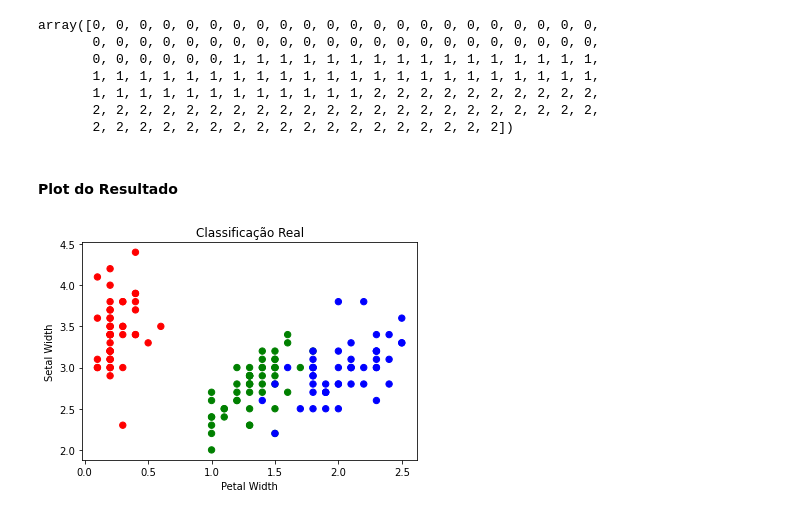
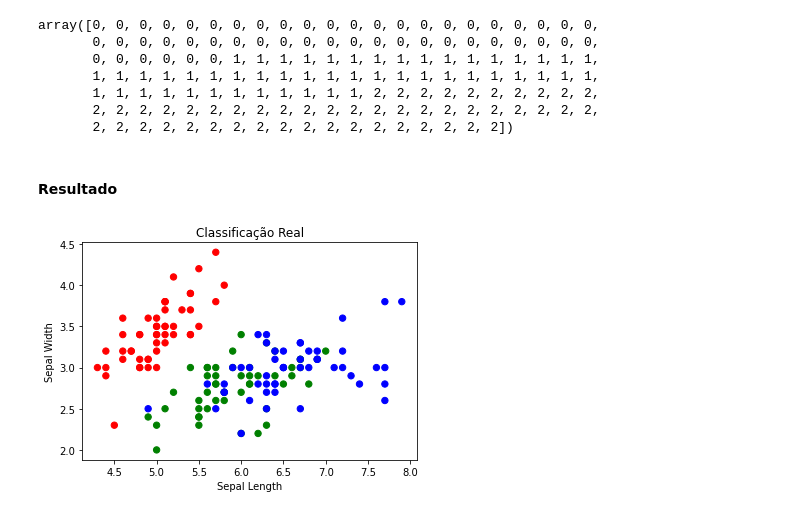
Before and after one commit to ricardobreis/Cluster-Analysis-Iris, a Jupyter notebook: kmeans.ipynb, the cells around one changed output. Cells and saved outputs as stored; diff of their text form; code cells hidden in the pictures.

```diff
--- a/kmeans.ipynb
+++ b/kmeans.ipynb
@@ -101,7 +106,7 @@ features.corr()
 | petal_length | 0.871754 | -0.428440 | 1.000000 | 0.962865 |
 | petal_width | 0.817941 | -0.366126 | 0.962865 | 1.000000 |
 # %%
-features = features.drop(['sepal_length','petal_length'], 1)
+features = features.drop(['petal_width','petal_length'], 1)
 # %%
 features.corr()
 # %% [output]
@@ -155,15 +186,15 @@ array([0, 0, 0, 0, 0, 0, 0, 0, 0, 0, 0, 0, 0, 0, 0, 0, 0, 0, 0, 0, 0, 0,
        2, 2, 2, 2, 2, 2, 2, 2, 2, 2, 2, 2, 2, 2, 2, 2, 2, 2, 2, 2, 2, 2,
        2, 2, 2, 2, 2, 2, 2, 2, 2, 2, 2, 2, 2, 2, 2, 2, 2, 2])
 # %% [markdown]
-#### Plot do Resultado
+#### Resultado
 # %%
 cores = np.array(['red','green','blue'])
 # %%
-plt.scatter(features.petal_width, features.sepal_width,c=cores[iris.target],s=40)
+plt.scatter(features.sepal_length, features.sepal_width, c = cores[iris.target], s = 40)
 plt.title('Classificação Real')
-plt.xlabel('Petal Width')
+plt.xlabel('Sepal Length')
 plt.ylabel('Sepal Width')
 plt.show()
 # %% [output]
-[figure, old version]
+[figure, new version]
 # %%
```
Also changed, not shown: parts of 12 cells of this notebook.
